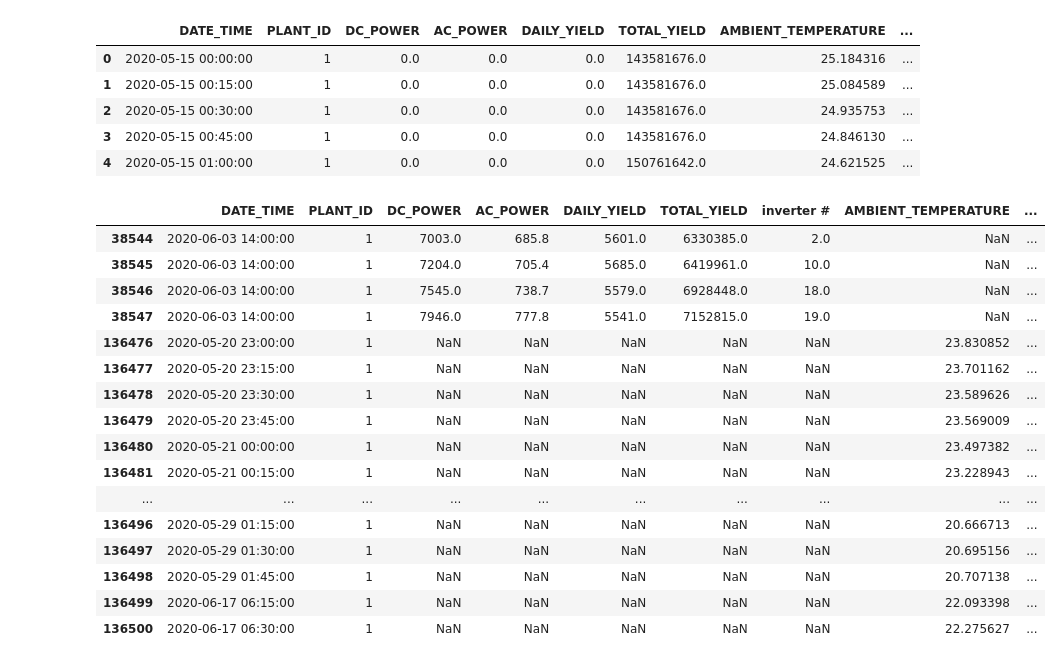
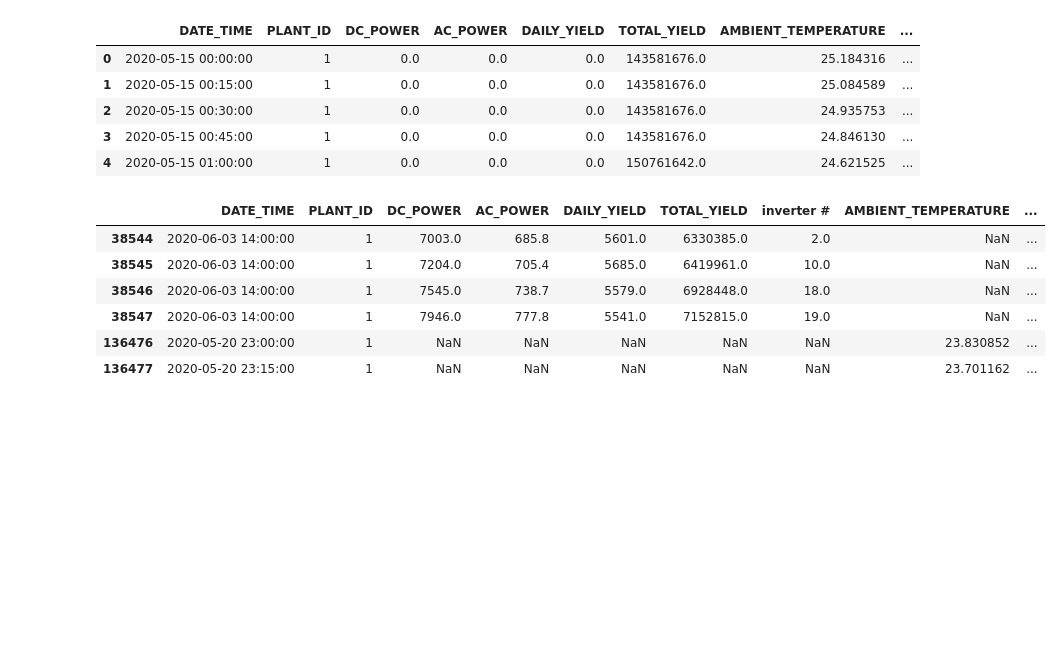
Before and after one commit to Reiff/Kaggle-Dataset-Work, a Jupyter notebook: Solar_Power_Generation_Data/solar_power_data_exp_and_model_training.ipynb, the cells around one changed output. Saved outputs shown, nothing was run; the diff lists cells and outputs as text; code cells hidden in the pictures; blank space fills up the shorter version.

```diff
--- a/Solar_Power_Generation_Data/solar_power_data_exp_and_model_training.ipynb
+++ b/Solar_Power_Generation_Data/solar_power_data_exp_and_model_training.ipynb
@@ -173,22 +219,12 @@ solar_ave.head()
 # %%
 # rows with missing data in outer join.
 # Note: power and weather have no null values
-solar[solar.isnull().any(1)]
+solar[solar.isnull().any(1)].head(6)
 # %% [output]
 |  | DATE_TIME | PLANT_ID | DC_POWER | AC_POWER | DAILY_YIELD | TOTAL_YIELD | inverter # | AMBIENT_TEMPERATURE | ... |
 | 38544 | 2020-06-03 14:00:00 | 1 | 7003.0 | 685.8 | 5601.0 | 6330385.0 | 2.0 | NaN | ... |
 | 38545 | 2020-06-03 14:00:00 | 1 | 7204.0 | 705.4 | 5685.0 | 6419961.0 | 10.0 | NaN | ... |
 | 38546 | 2020-06-03 14:00:00 | 1 | 7545.0 | 738.7 | 5579.0 | 6928448.0 | 18.0 | NaN | ... |
 | 38547 | 2020-06-03 14:00:00 | 1 | 7946.0 | 777.8 | 5541.0 | 7152815.0 | 19.0 | NaN | ... |
 | 136476 | 2020-05-20 23:00:00 | 1 | NaN | NaN | NaN | NaN | NaN | 23.830852 | ... |
 | 136477 | 2020-05-20 23:15:00 | 1 | NaN | NaN | NaN | NaN | NaN | 23.701162 | ... |
-| 136478 | 2020-05-20 23:30:00 | 1 | NaN | NaN | NaN | NaN | NaN | 23.589626 | ... |
-| 136479 | 2020-05-20 23:45:00 | 1 | NaN | NaN | NaN | NaN | NaN | 23.569009 | ... |
-| 136480 | 2020-05-21 00:00:00 | 1 | NaN | NaN | NaN | NaN | NaN | 23.497382 | ... |
-| 136481 | 2020-05-21 00:15:00 | 1 | NaN | NaN | NaN | NaN | NaN | 23.228943 | ... |
-| ... | ... | ... | ... | ... | ... | ... | ... | ... | ... |
-| 136496 | 2020-05-29 01:15:00 | 1 | NaN | NaN | NaN | NaN | NaN | 20.666713 | ... |
-| 136497 | 2020-05-29 01:30:00 | 1 | NaN | NaN | NaN | NaN | NaN | 20.695156 | ... |
-| 136498 | 2020-05-29 01:45:00 | 1 | NaN | NaN | NaN | NaN | NaN | 20.707138 | ... |
-| 136499 | 2020-06-17 06:15:00 | 1 | NaN | NaN | NaN | NaN | NaN | 22.093398 | ... |
-| 136500 | 2020-06-17 06:30:00 | 1 | NaN | NaN | NaN | NaN | NaN | 22.275627 | ... |
```
Also changed, not shown: parts of 15 cells of this notebook, 7 other files.
